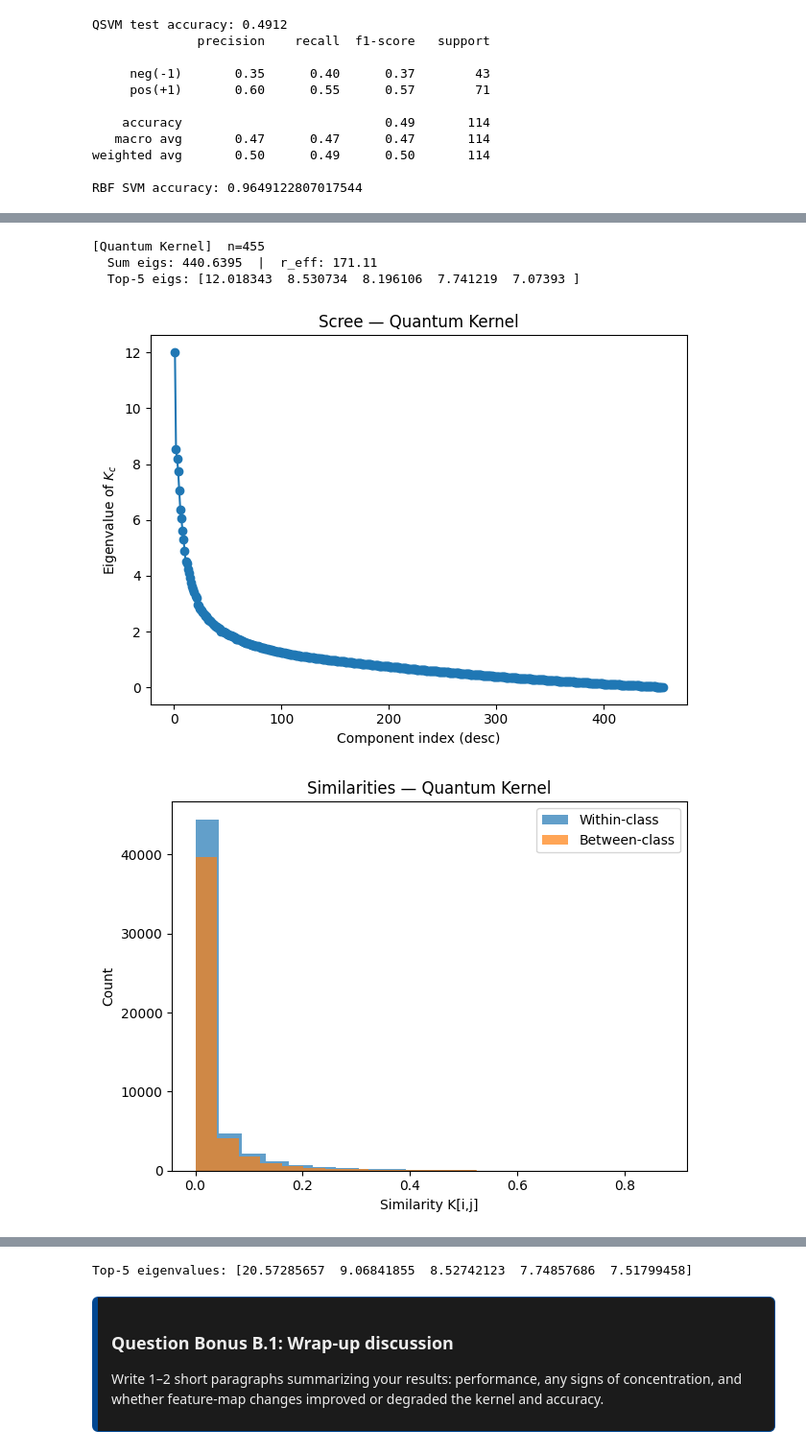
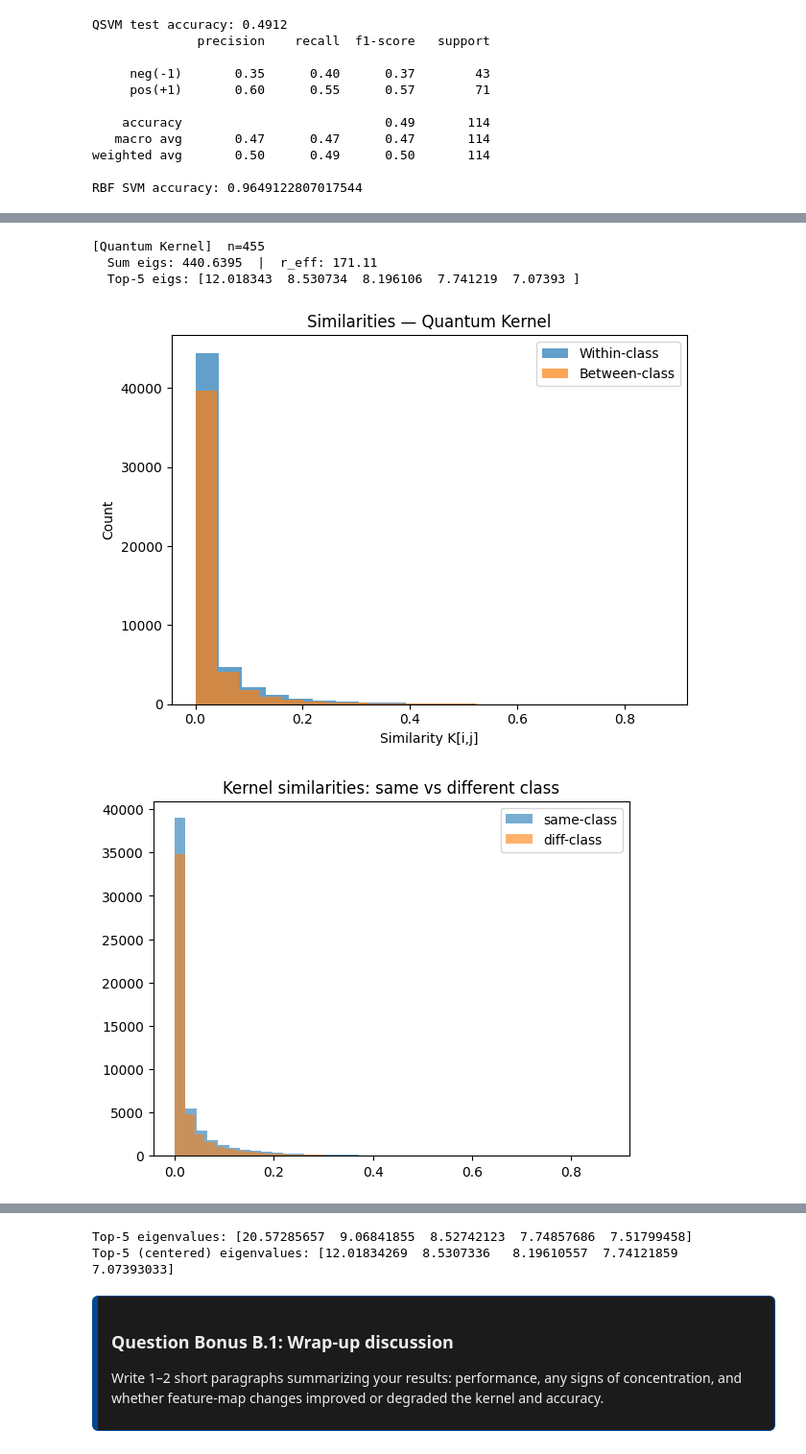
Before and after one commit to ScottMcHaffie/DD2368_assignments, a Jupyter notebook: assignment2/assignment2_edy.ipynb, the cells around one changed output, grey strips where cells are left out. Shown at 96% size. Saved outputs shown, nothing was run; the diff lists cells and outputs as text; code cells hidden in the pictures.

```diff
--- a/assignment2/assignment2_edy.ipynb
+++ b/assignment2/assignment2_edy.ipynb
@@ -429,7 +434,7 @@ def diagnostic_report(K, y, label):
     print(f"  Top-5 eigs: {np.round(eigs[:5], 6)}")
 
     # 4) Plots
-    scree_plot(eigs, title=f"Scree — {label}")
+    # scree_plot(eigs, title=f"Scree — {label}")
     same, diff = similarity_distributions(K_sym, y, title=f"Similarities — {label}")
 
     return {"label": label, "eigs": eigs, "r_eff": r_eff, "K_sym": K_sym, "Kc": Kc, 'same': same, 'diff': diff}
@@ -511,13 +520,13 @@ def quantum_kernel_alt(A, B, scale = 1.0, entangle = True):
     return K
 # ---YOUR CODE ENDS HERE---
 # %%
-# TASK 5: Train a QSVM with a precomputed kernel
+# TASK 5
 # Create the Gram matrix for the training data.
 # Note that this might take around 20-40 min to run.
-K_tr_alt = quantum_kernel_alt(A=Xtr_red, B=Xtr_red, scale=1.0, entangle=True)
+# K_tr_alt = quantum_kernel_alt(A=Xtr_red, B=Xtr_red, scale=1.0, entangle=True)
 
 # We save the matrix for further use
-np.savetxt("K_tr_alt.mpy", K_tr_alt)
+# np.savetxt("K_tr_alt.mpy", K_tr_alt)
 
 K_tr_alt = np.loadtxt("K_tr_alt.mpy")
 
@@ -528,24 +537,16 @@ clf_alt = SVC(kernel="precomputed", C=C_alt)
 clf_alt.fit(X=K_tr_alt, y=y_tr)
 
 # Compute the Gram matrix for all pairs of training and test data
-K_te_tr_alt = quantum_kernel_alt(A=Xte_red, B=Xtr_red)
-np.savetxt("K_te_tr_alt.mpy", K_te_tr_alt)
+# K_te_tr_alt = quantum_kernel_alt(A=Xte_red, B=Xtr_red)
+# np.savetxt("K_te_tr_alt.mpy", K_te_tr_alt)
 
-"""
-Use the classifier and the Gram matrix of the training and
-test data to predict labels for the test data
-"""
 K_te_tr_alt = np.loadtxt("K_te_tr_alt.mpy")
 y_pred_alt = clf.predict(X=K_te_tr_alt)
 acc_alt = accuracy_score(y_true=y_te, y_pred=y_pred_alt)
 cm_alt = confusion_matrix(y_te, y_pred_alt, labels=[-1,+1])
 ConfusionMatrixDisplay(cm_alt, display_labels=["-1","+1"]).plot(values_format="d"); plt.show()
 
-# TASK 6: Classical baseline (RBF SVM)
-"""
-Traininig a conventional SVM with an RBF kernel on the same-PCA-reduced
-features and comparing accuracy and qualitative behavior
-"""
+# TASK 6
 rbf_alt = SVC(kernel="rbf", C=1.0, gamma="scale", random_state=SEED)
 rbf_alt.fit(Xtr_red, y_tr)
 rbf_pred_alt  = rbf_alt.predict(Xte_red)
@@ -585,18 +585,19 @@ eff_rank_alt = effective_rank(eigs_alt)
 eff_rank_c_alt = effective_rank(eigs_c_alt)
 
 # Plot scree diagrams
-scree_plot(eigs_alt, title = f"Spectrum of K (eff. rank ≈ {eff_rank:.2f})")
-scree_plot(eigs_c_alt, title = f"Spectrum of centered K_c (eff. rank ≈ {eff_rank_c:.2f})")
+scree_plot(eigs_alt, title = f"Spectrum of K (eff. rank ≈ {eff_rank_alt:.2f})")
+scree_plot(eigs_c_alt, title = f"Spectrum of centered K_c (eff. rank ≈ {eff_rank_c_alt:.2f})")
 
 quantum_diagnostics_alt = diagnostic_report(K_tr_alt, y_tr, "Quantum Kernel")
-same = quantum_diagnostics['same']
-diff = quantum_diagnostics['diff']
+same_alt = quantum_diagnostics_alt['same']
+diff_alt = quantum_diagnostics_alt['diff']
 
 plt.figure()
-plt.hist(same, bins=40, alpha=0.6, density=False, label="same-class")
-plt.hist(diff, bins=40, alpha=0.6, density=False, label="diff-class")
+plt.hist(same_alt, bins=40, alpha=0.6, density=False, label="same-class")
+plt.hist(diff_alt, bins=40, alpha=0.6, density=False, label="diff-class")
 plt.title("Kernel similarities: same vs different class"); plt.legend(); plt.show()
 
 print("Top-5 eigenvalues:", eigs_alt[:5])
+print("Top-5 (centered) eigenvalues:", eigs_c_alt[:5])
 # -----YOUR CODE HERE-----
 # %% [output]
@@ -604,6 +605,6 @@ print("Top-5 eigenvalues:", eigs_alt[:5])
 [figure]
 [Quantum Kernel]  n=455
   Sum eigs: 440.6395  |  r_eff: 171.11
   Top-5 eigs: [12.018343  8.530734  8.196106  7.741219  7.07393 ]
-[figure, old version]
+[figure, new version]
-[figure, old version]
+[figure, new version]
@@ -611,4 +611,5 @@ print("Top-5 eigenvalues:", eigs_alt[:5])
 Top-5 eigenvalues: [20.57285657  9.06841855  8.52742123  7.74857686  7.51799458]
+Top-5 (centered) eigenvalues: [12.01834269  8.5307336   8.19610557  7.74121859  7.07393033]
 # %% [markdown]
 <div style="max-width: 1200px; margin: auto; border: 1px solid #004791; border-left: 6px solid #004791; border-radius: 6px; padding: 0.8em 1em; background-color: #1b1b1bff; color: #eee;">
 
```
Also changed, not shown: parts of 11 cells of this notebook.
